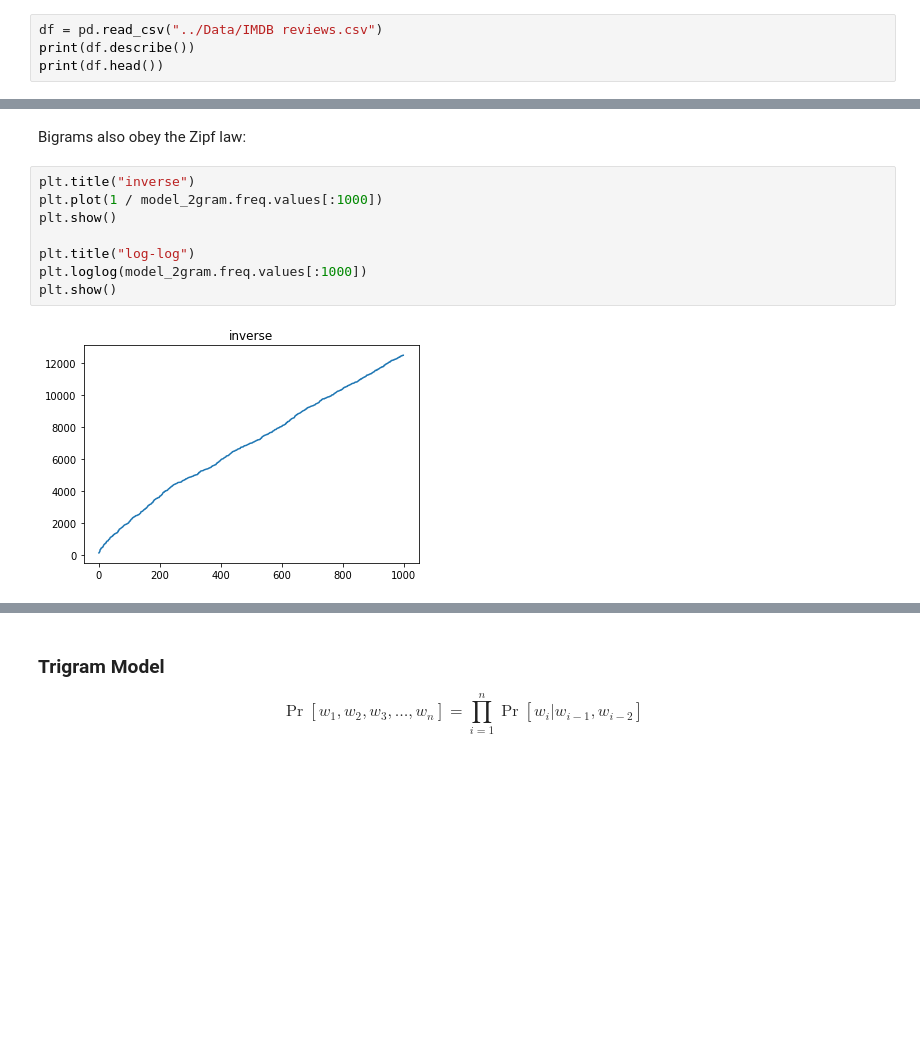
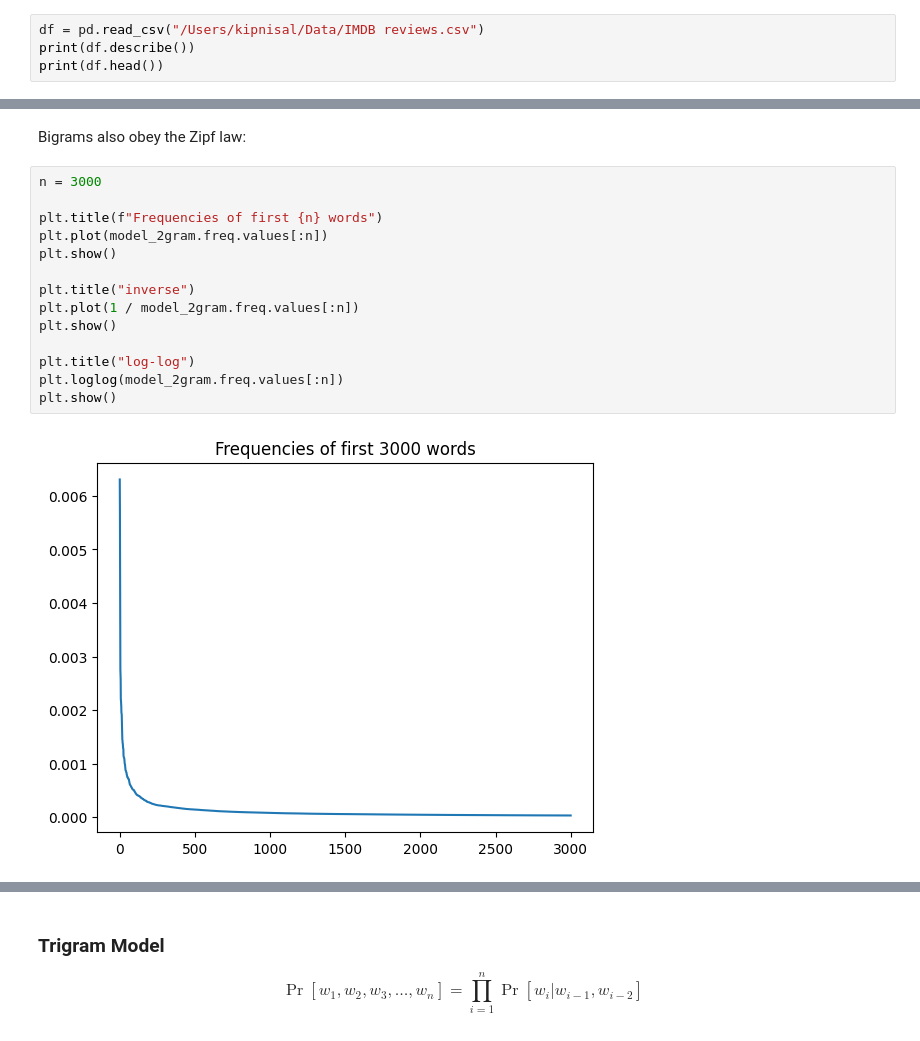
Before and after one commit to alonkipnis/ITnLM, a Jupyter notebook: notebooks/ngram.ipynb, the cells around one changed output, grey strips where cells are left out. Cells and saved outputs as stored; diff of their text form; blank space fills up the shorter version.

```diff
--- a/notebooks/ngram.ipynb
+++ b/notebooks/ngram.ipynb
@@ -47,7 +43,7 @@ Here we use this dataset arranged in a .csv file as an be found at https://www.k
 # %% [markdown]
 Read dataset file. Each row is a review.
 # %%
-df = pd.read_csv("../Data/IMDB reviews.csv")
+df = pd.read_csv("/Users/kipnisal/Data/IMDB reviews.csv")
 print(df.describe())
 print(df.head())
 # %% [output]
@@ -296,12 +296,18 @@ model_2gram
 # %% [markdown]
 Bigrams also obey the Zipf law:
 # %%
+n = 3000
+
+plt.title(f"Frequencies of first {n} words")
+plt.plot(model_2gram.freq.values[:n])
+plt.show()
+
 plt.title("inverse")
-plt.plot(1 / model_2gram.freq.values[:1000])
+plt.plot(1 / model_2gram.freq.values[:n])
 plt.show()
 
 plt.title("log-log")
-plt.loglog(model_2gram.freq.values[:1000])
+plt.loglog(model_2gram.freq.values[:n])
 plt.show()
 # %% [output]
-[figure, old version]
+[figure, new version]
```
Also changed, not shown: parts of 47 cells of this notebook, 3 other files.
